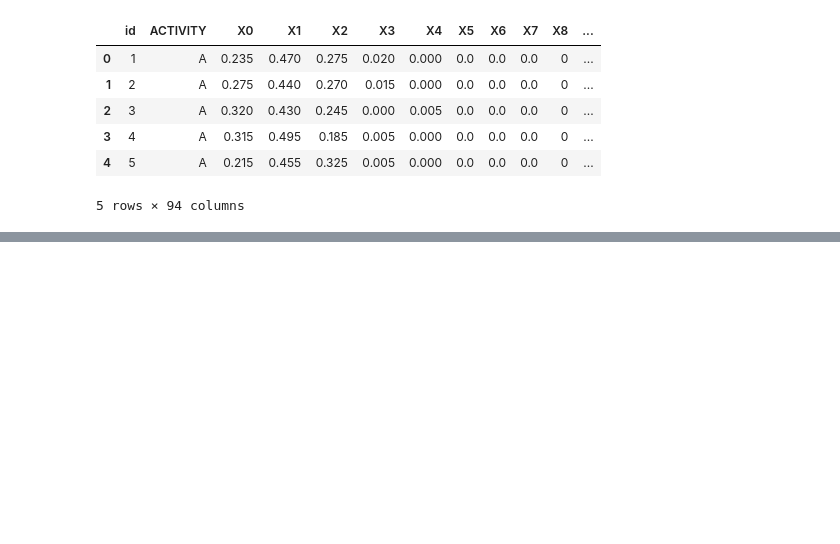
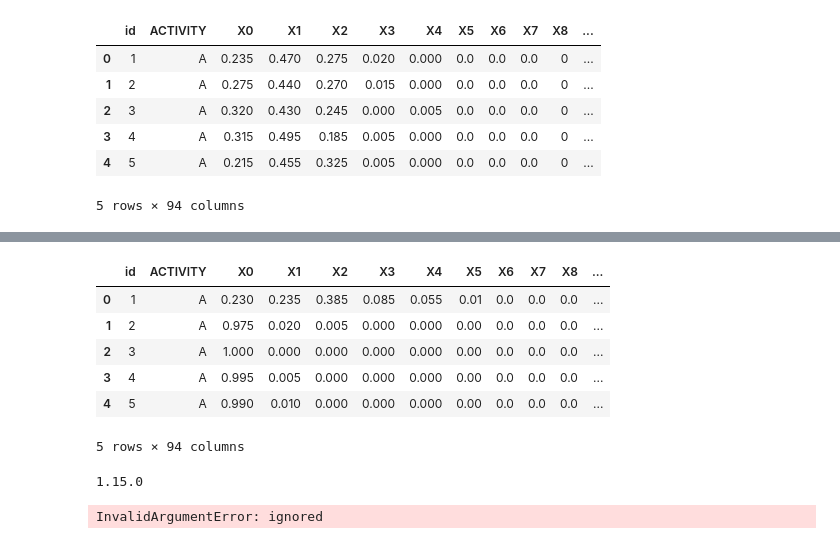
Before and after one commit to sai-develop/ResearchProject, a Jupyter notebook: Training_Datasets_Project.ipynb, the cells around one changed output, grey strips where cells are left out. Cells and saved outputs as stored; diff of their text form; code cells hidden in the pictures; blank space fills up the shorter version.

```diff
--- a/Training_Datasets_Project.ipynb
+++ b/Training_Datasets_Project.ipynb
@@ -112,0 +330,27 @@ train_data.head()
+# %%
+train_data.head(5)
+# %% [output]
+|  | id | ACTIVITY | X0 | X1 | X2 | X3 | X4 | X5 | X6 | X7 | X8 | ... |
+| 0 | 1 | A | 0.230 | 0.235 | 0.385 | 0.085 | 0.055 | 0.01 | 0.0 | 0.0 | 0.0 | ... |
+| 1 | 2 | A | 0.975 | 0.020 | 0.005 | 0.000 | 0.000 | 0.00 | 0.0 | 0.0 | 0.0 | ... |
+| 2 | 3 | A | 1.000 | 0.000 | 0.000 | 0.000 | 0.000 | 0.00 | 0.0 | 0.0 | 0.0 | ... |
+| 3 | 4 | A | 0.995 | 0.005 | 0.000 | 0.000 | 0.000 | 0.00 | 0.0 | 0.0 | 0.0 | ... |
+| 4 | 5 | A | 0.990 | 0.010 | 0.000 | 0.000 | 0.000 | 0.00 | 0.0 | 0.0 | 0.0 | ... |
+5 rows × 94 columns
+# %%
+import tensorflow as tf
+tf.enable_eager_execution()
+print(tf.__version__)
+#defaults=[tf.int32]*94
+dataset=tf.contrib.data.CsvDataset(['csv_result-data_1615_accel_phone.csv'],defaults)
+print(list(dataset.take(1)))
+col_names=['elevation','aspect','slope']
+def_parse_csv_row(*vals);
+soil_type_t=tf.convert_to_tensor(vals[1:94])
+feat_vals=vals[:1]+(soil_type_t,vals[94])
+features= dict(zip(col_names, feat_vals))
+class_label=tf.argmax(row_vals[1:94], axis=0)
+dataset= dataset.map(_parse_csv_row).batch(94)
+# %% [output]
+1.15.0
+InvalidArgumentError: ignored
```
Also changed, not shown: parts of 6 cells of this notebook.
